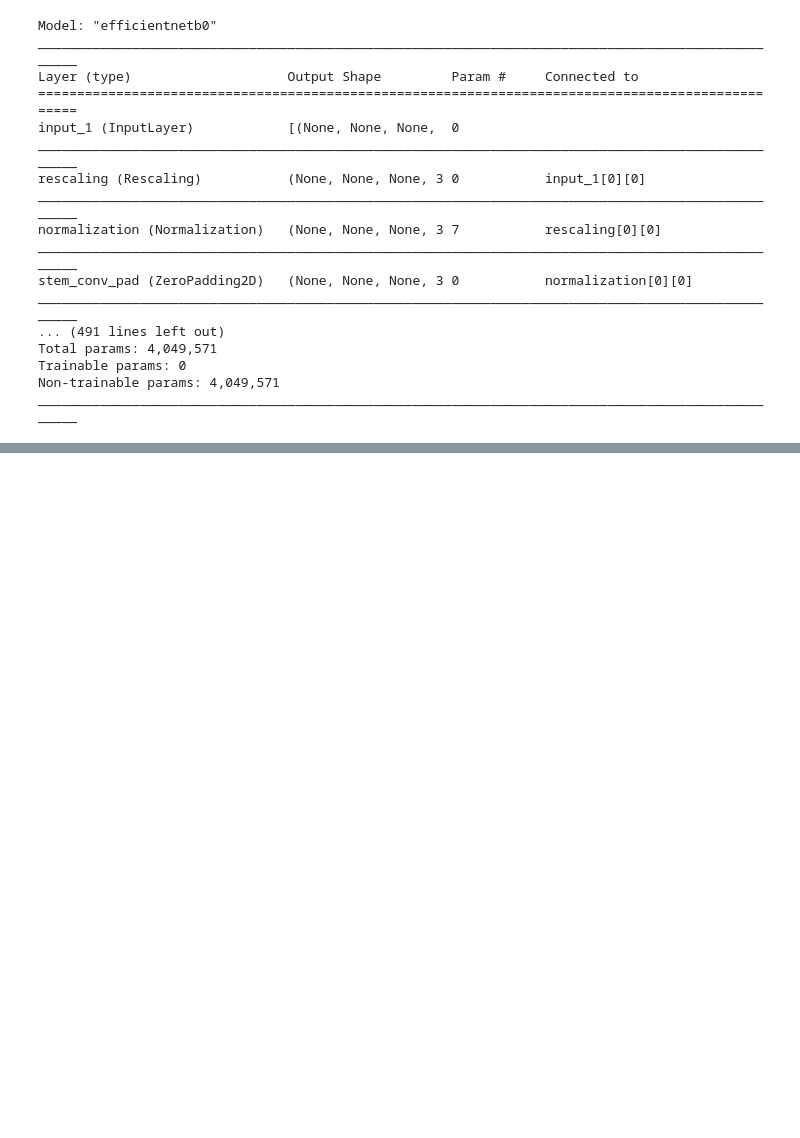
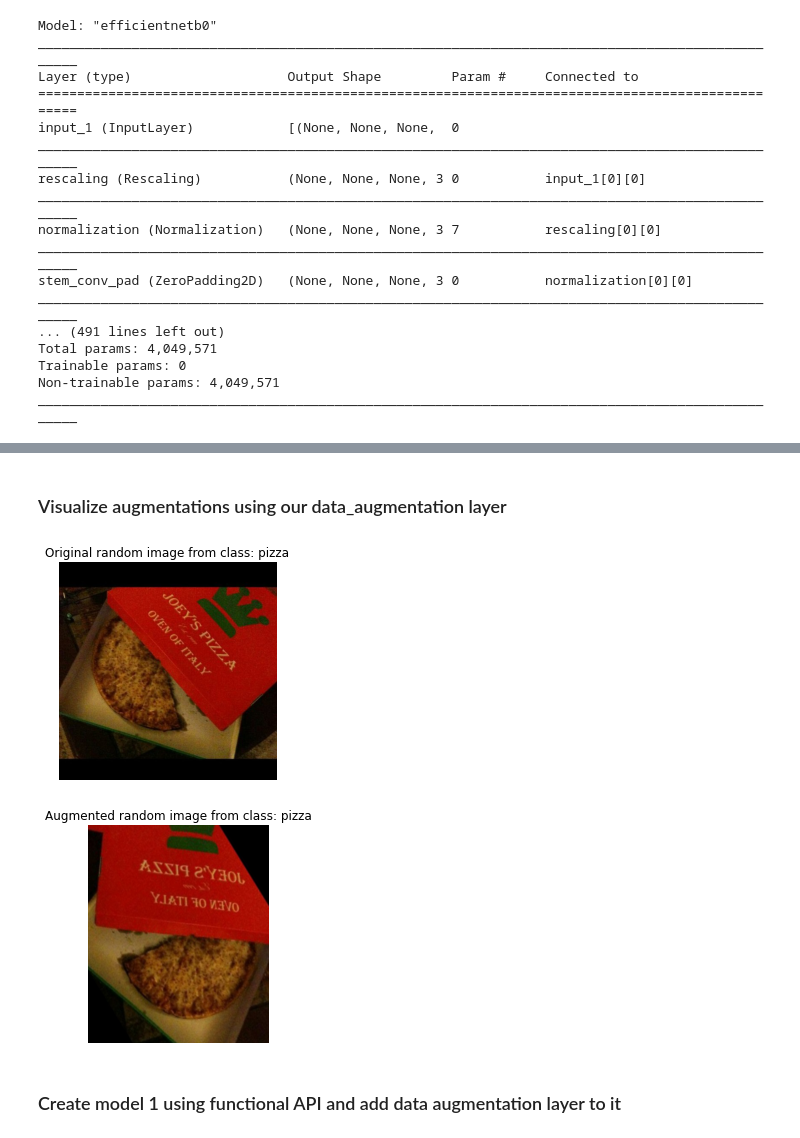
Before and after one commit to Shubhranshu-Malhotra/Tensorflow-Developer-ZTM, a Jupyter notebook: [Practice]_05_transfer_learning_in_tensorflow_part_2_fine_tuning.ipynb, the cells around one changed output, grey strips where cells are left out. Saved outputs shown, nothing was run; the diff lists cells and outputs as text; code cells hidden in the pictures; blank space fills up the shorter version.

Commit message:
Model 1

```diff
--- a/[Practice]_05_transfer_learning_in_tensorflow_part_2_fine_tuning.ipynb
+++ b/[Practice]_05_transfer_learning_in_tensorflow_part_2_fine_tuning.ipynb
@@ -324,0 +451,9 @@ plot_loss_curves(model_0_history)
+# %%
+train_data_1_percent = tf.keras.preprocessing.image_dataset_from_directory(train_dir_1_percent,
+                                                                           batch_size = BATCH_SIZE,
+                                                                           image_size = IMAGE_SIZE,
+                                                                           label_mode = 'categorical')
+test_data_1_percent = tf.keras.preprocessing.image_dataset_from_directory(test_dir,
+                                                                           batch_size = BATCH_SIZE,
+                                                                           image_size = IMAGE_SIZE,
+                                                                           label_mode = 'categorical')
@@ -324,0 +483,43 @@ plot_loss_curves(model_0_history)
+# %%
+# Create a data augmentation stage with horizontal flipping, rotations, zooms
+data_augmentation_layer = keras.Sequential([
+                    preprocessing.RandomFlip('horizontal'),
+                    preprocessing.RandomRotation(0.2),
+                    preprocessing.RandomZoom(0.2),
+                    preprocessing.RandomHeight(0.2),
+                    preprocessing.RandomWidth(0.2),
+                    # preprocessing.Rescaling(1./255) # Keep for models like ResNet50V2 but Efficientnet has rescaling builtin
+], name = "data_augmentation_layer")
+# %% [markdown]
+### Visualize augmentations using our data_augmentation layer
+# %%
+# View a random image and compare it with augmented version [Add to helper_functions]
+import matplotlib.pyplot as plt
+import matplotlib.image as mpimg
+import os
+import random
+def get_image_augmentations(data, dir_name):
+  target_class = random.choice(data.class_names)
+  target_dir = dir_name + "/" + target_class
+  random_image = random.choice(os.listdir(target_dir))
+  random_image_path = target_dir + "/" + random_image
+
+  # Read and plot original random image
+  img = mpimg.imread(random_image_path)
+  plt.imshow(img)
+  plt.title(f"Original random image from class: {target_class}")
+  plt.axis(False)
+
+  # Read and plot augmented random image
+  augmented_img = data_augmentation_layer(tf.expand_dims(img, axis = 0))
+  plt.figure()
+  plt.imshow(tf.squeeze(augmented_img)/255.)
+  plt.title(f"Augmented random image from class: {target_class}")
+  plt.axis(False);
+# %%
+get_image_augmentations(train_data_1_percent, train_dir_1_percent)
+# %% [output]
+[figure, added]
+[figure, added]
+# %% [markdown]
+### Create model 1 using functional API and add data augmentation layer to it
```
Also changed, not shown: parts of 30 cells of this notebook.
